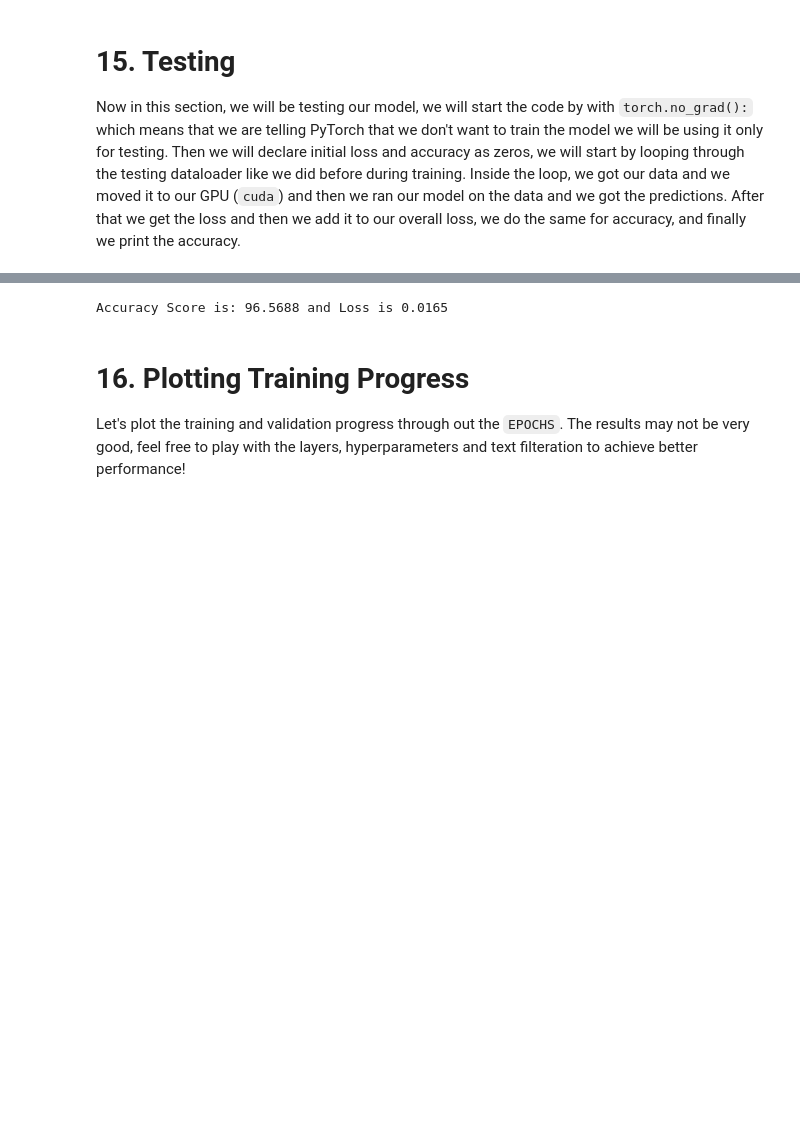
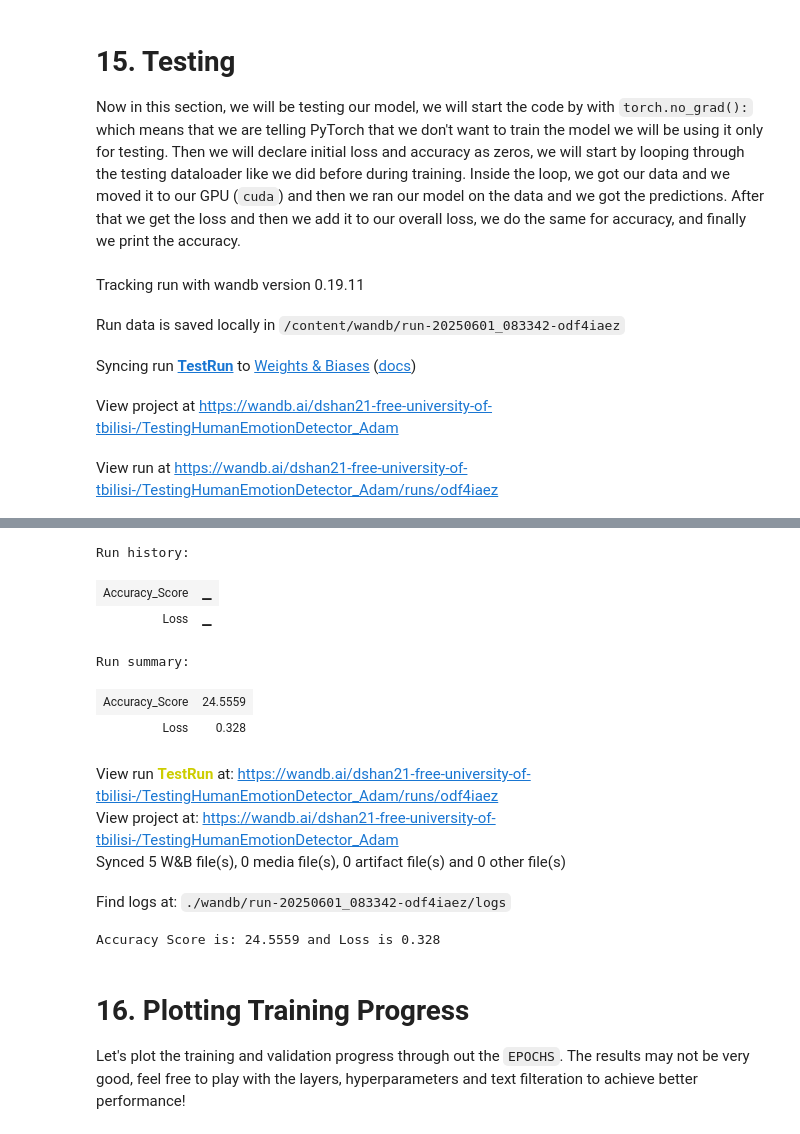
Before and after one commit to wrymp/ML_ASS_4, a Jupyter notebook: Animal_Faces_Pytorch.ipynb, the cells around one changed output, grey strips where cells are left out. Drawn from its saved outputs; the diff is of its cells as text; code cells hidden in the pictures; blank space fills up the shorter version.

```diff
--- a/Animal_Faces_Pytorch.ipynb
+++ b/Animal_Faces_Pytorch.ipynb
@@ -261,10 +329,23 @@ RuntimeError: Input type (torch.FloatTensor) and weight type (torch.cuda.FloatTe
 # 15. Testing
 Now in this section, we will be testing our model, we will start the code by with `torch.no_grad():` which means that we are telling PyTorch that we don't want to train the model we will be using it only for testing. Then we will declare initial loss and accuracy as zeros, we will start by looping through the testing dataloader like we did before during training. Inside the loop, we got our data and we moved it to our GPU (`cuda`) and then we ran our model on the data and we got the predictions. After that we get the loss and then we add it to our overall loss, we do the same for accuracy, and finally we print the accuracy.
 # %%
+wandb.init(
+  project="TestingHumanEmotionDetector_"+optimizer.__class__.__name__,
+  name=f"TestRun",
+  config={
+  "LR": LR,
+  "batchSize": BATCH_SIZE,
+  "architecture": "CNN",
+  "optimizer": optimizer.__class__.__name__,
+  "criterion": criterion.__class__.__name__,
+})
+
 with torch.no_grad():
   total_loss_test = 0
   total_acc_test = 0
   for inputs, labels in test_loader:
+    inputs = inputs.cuda()
+    labels = labels.cuda()
     predictions = model(inputs)
 
     acc = (torch.argmax(predictions, axis = 1) == labels).sum().item()
@@ -272,5 +353,13 @@ with torch.no_grad():
     test_loss = criterion(predictions, labels)
     total_loss_test += test_loss.item()
 
+wandb.log({"Accuracy_Score": round((total_acc_test/test_dataset.__len__()) * 100, 4),
+            "Loss": round(total_loss_test/1000, 4)})
+wandb.finish()
 print(f"Accuracy Score is: {round((total_acc_test/test_dataset.__len__()) * 100, 4)} and Loss is {round(total_loss_test/1000, 4)}")
 # %% [output]
+Tracking run with wandb version 0.19.11
+Run data is saved locally in /content/wandb/run-20250601_083342-odf4iaez
+Syncing run TestRun to Weights & Biases (docs)
+View project at https://wandb.ai/dshan21-free-university-of-tbilisi-/TestingHumanEmotionDetector_Adam
+View run at https://wandb.ai/dshan21-free-university-of-tbilisi-/TestingHumanEmotionDetector_Adam/runs/odf4iaez
@@ -277,4 +367,14 @@ print(f"Accuracy Score is: {round((total_acc_test/test_dataset.__len__()) * 100,
-Accuracy Score is: 96.5688 and Loss is 0.0165
+Run history:
+| Accuracy_Score | ▁ |
+| Loss | ▁ |
+Run summary:
+| Accuracy_Score | 24.5559 |
+| Loss | 0.328 |
+View run TestRun at: https://wandb.ai/dshan21-free-university-of-tbilisi-/TestingHumanEmotionDetector_Adam/runs/odf4iaez
+View project at: https://wandb.ai/dshan21-free-university-of-tbilisi-/TestingHumanEmotionDetector_Adam
+Synced 5 W&B file(s), 0 media file(s), 0 artifact file(s) and 0 other file(s)
+Find logs at: ./wandb/run-20250601_083342-odf4iaez/logs
+Accuracy Score is: 24.5559 and Loss is 0.328
 # %% [markdown]
 # 16. Plotting Training Progress
 Let's plot the training and validation progress through out the `EPOCHS`. The results may not be very good, feel free to play with the layers, hyperparameters and text filteration to achieve better performance!
```
Also changed, not shown: parts of 11 cells of this notebook.
